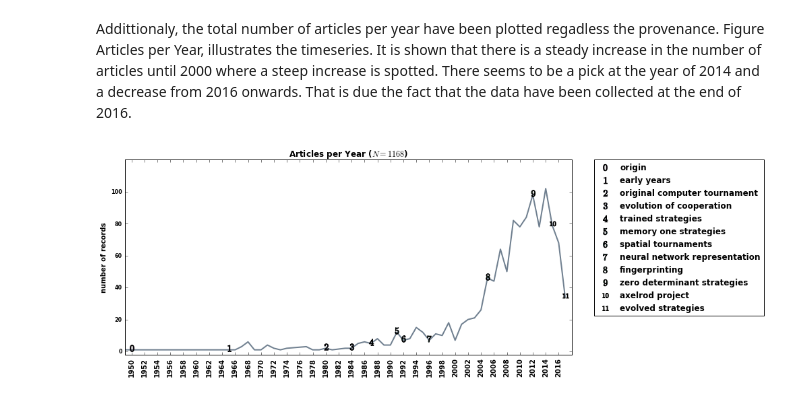
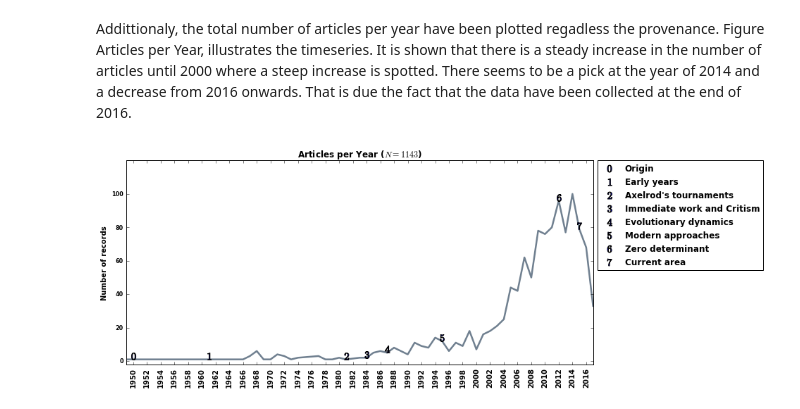
Before and after one commit to Nikoleta-v3/bibliometric-study-of-the-prisoners-dilemma, a Jupyter notebook: src/nbs/2. Temporal Analysis.ipynb, the cells around one changed output. Saved outputs shown, nothing was run; the diff lists cells and outputs as text; code cells hidden in the pictures.

```diff
--- a/src/nbs/2. Temporal Analysis.ipynb
+++ b/src/nbs/2. Temporal Analysis.ipynb
@@ -22,6 +21,6 @@ font = {'size'   : 10,
         'weight': 'bold'}
 matplotlib.rc('font', **font)
 # %%
-df = pd.read_json('../data/data_nov_2017.json')
+df = pd.read_json('../data/data_nov_2017_clean.json')
 # %%
 size = len(df['unique_key'].unique())
@@ -64,36 +72,37 @@ for y in range(min(yearly_df.index), max(yearly_df.index + 1)):
 # %%
 fig, ax = plt.subplots(figsize=(10, 5))
 
-plt.title('Articles per Year ($N={}$)'.format(size), fontweight='bold');plt.ylabel('number of records', fontweight='bold')
-ax.plot(yearly_df, color='slategray', zorder=1, linewidth=2)
+plt.title('Articles per Year ($N={}$)'.format(size), fontweight='bold');plt.ylabel('Number of records', fontweight='bold')
+ax.plot(yearly_df, color='slategray', zorder=1, linewidth=2.5)
 plt.xticks(fontsize=10); plt.yticks(fontsize=8)
 
-colors = iter(matplotlib.cm.viridis(np.linspace(0, 1, 13)))
-milestones = [1950, 1965, 1980, 1984, 1987, 1991, 1992, 1996, 2005, 2012, 2015, 2017]
-labels = ['origin', 'early years', 'original computer tournament',
-          'evolution of cooperation', 'trained strategies',  'memory one strategies', 'spatial tournaments',
-          'neural network representation', 'fingerprinting',
-          'zero determinant strategies', 'axelrod project', 'evolved strategies']
-# height = [yearly_df[yearly_df.index == y].values for y in milestones]
+colors = iter(matplotlib.cm.viridis(np.linspace(0, 1, 15)))
+milestones = [1950, 1961, 1981, 1984, 1987, 1995, 2012, 2015]
+labels = ['Origin', "Early years", "Axelrod's tournaments",
+          "Immediate work and Critism", "Evolutionary dynamics",
+          "Modern approaches", "Zero determinant", "Current area"]
+height = [yearly_df[yearly_df.index == y].values for y in milestones]
+
+height = [yearly_df[yearly_df.index == y].values for y in milestones]
 
 for i, m in enumerate(milestones):
     h = yearly_df[yearly_df.index == m].values
-    c = next(colors)
-    ax.scatter(m, (h + 1), facecolor=c,marker="${}$".format(i), s=90, zorder=2, label=labels[i]);
-    # ax.annotate(i, color=c, xy=(m, h), fontsize=100, fontweight='bold', zorder=2)
+#     c = next(colors)
+    ax.scatter(m, (h + 2), marker="${}$".format(i), s=100, zorder=2, label=labels[i]);
+    #ax.annotate(i, color=c, xy=(m, h), fontsize=100, fontweight='bold', zorder=2)
 
 x = yearly_df.index
 y = yearly_df.values
 
 ax.set_yticks(np.arange(min(y) - 1, max(y)+1, 20.0))
 ax.set_xticks(np.arange(min(x), max(x)+1, 2.0))
 ax.set_ylim(ymin=-2)
-ax.set_xlim(xmin=1949, xmax=2018)
+ax.set_xlim(xmin=1949, xmax=2017)
 plt.xticks(rotation=90)
 
 plt.tight_layout()
-plt.legend(bbox_to_anchor=(1.05, 1), loc=2, borderaxespad=0., scatterpoints=1);
+plt.legend(bbox_to_anchor=(1.01, 1), loc=2, borderaxespad=0., scatterpoints=1);
 plt.savefig("/home/nightwing/rsc/Literature-Article/assets/images/timeline.pdf",
-            format='pdf', bbox_inches='tight')
+           format='pdf', bbox_inches='tight')
 # %% [output]
-[figure, old version]
+[figure, new version]
```
Also changed, not shown: parts of 8 cells of this notebook, 47 other files.
